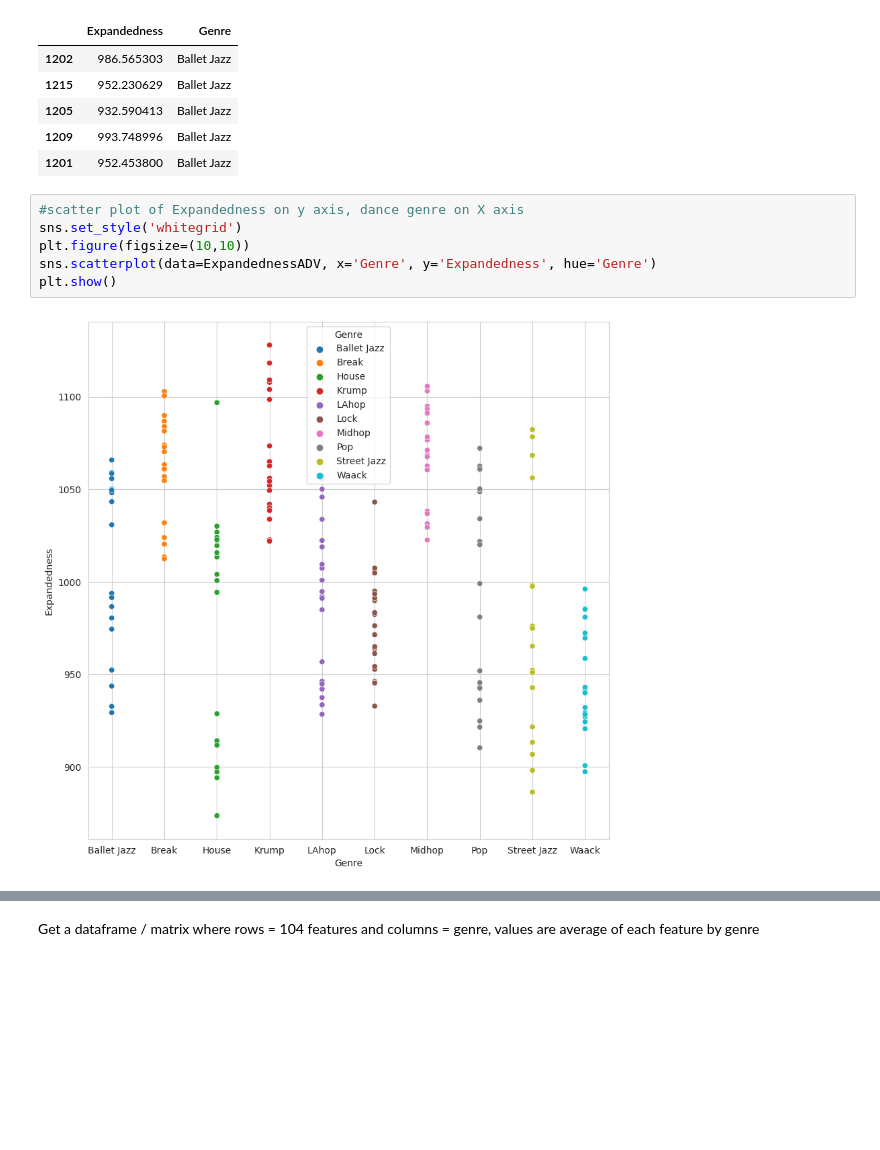
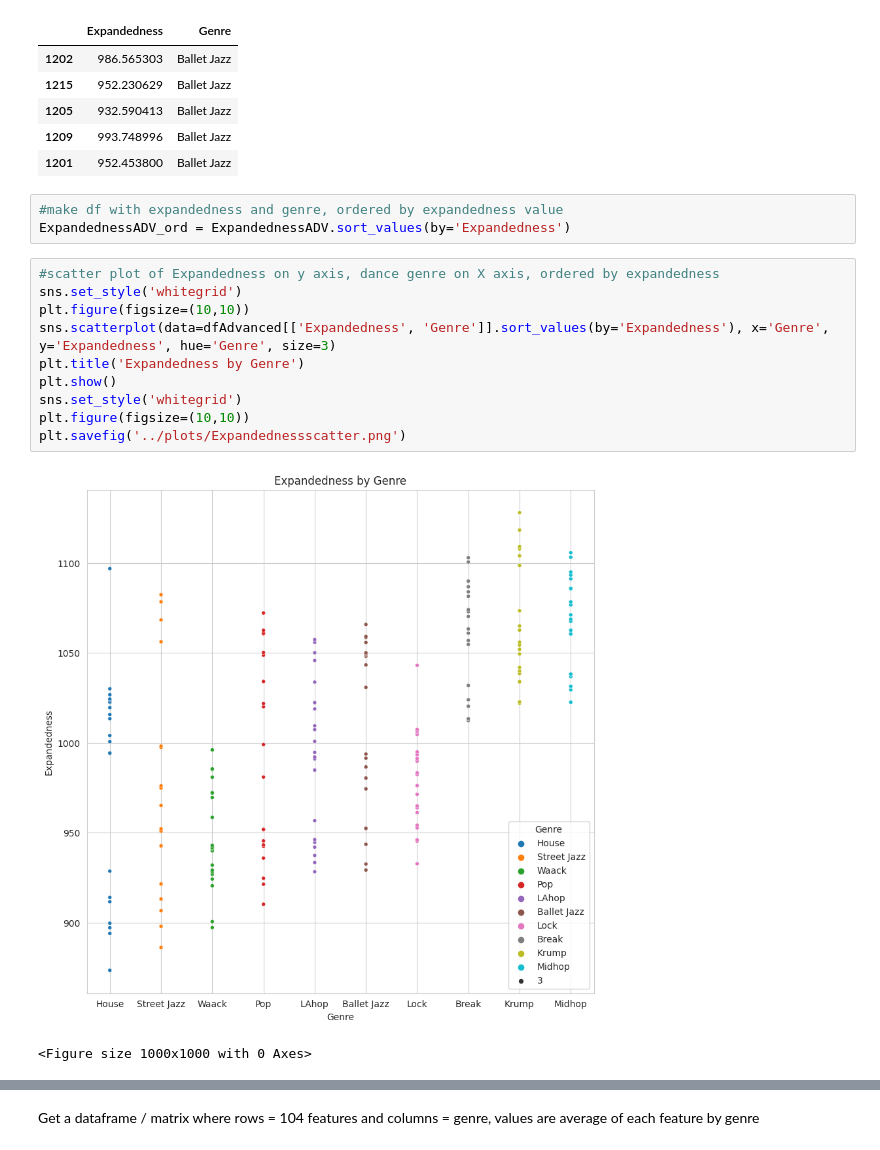
Before and after one commit to tBenBaker/MovementClassifier, a Jupyter notebook: DanceProj1/notebooks/03_inspectiondraft.ipynb, the cells around one changed output, grey strips where cells are left out. Cells and saved outputs as stored; diff of their text form; blank space fills up the shorter version.

```diff
--- a/DanceProj1/notebooks/03_inspectiondraft.ipynb
+++ b/DanceProj1/notebooks/03_inspectiondraft.ipynb
@@ -131,11 +127,19 @@ ExpandednessADV_test.head()
 | 1205 | 932.590413 | Ballet Jazz |
 | 1209 | 993.748996 | Ballet Jazz |
 | 1201 | 952.453800 | Ballet Jazz |
+# %%
+#make df with expandedness and genre, ordered by expandedness value
+ExpandednessADV_ord = ExpandednessADV.sort_values(by='Expandedness')
 # %%
-#scatter plot of Expandedness on y axis, dance genre on X axis
+#scatter plot of Expandedness on y axis, dance genre on X axis, ordered by expandedness
 sns.set_style('whitegrid')
 plt.figure(figsize=(10,10))
-sns.scatterplot(data=ExpandednessADV, x='Genre', y='Expandedness', hue='Genre')
+sns.scatterplot(data=dfAdvanced[['Expandedness', 'Genre']].sort_values(by='Expandedness'), x='Genre', y='Expandedness', hue='Genre', size=3)
+plt.title('Expandedness by Genre')
 plt.show()
+sns.set_style('whitegrid')
+plt.figure(figsize=(10,10))
+plt.savefig('../plots/Expandednessscatter.png')
 # %% [output]
-[figure, old version]
+[figure, new version]
+<Figure size 1000x1000 with 0 Axes>
```
Also changed, not shown: parts of 13 cells of this notebook, 33 other files.
